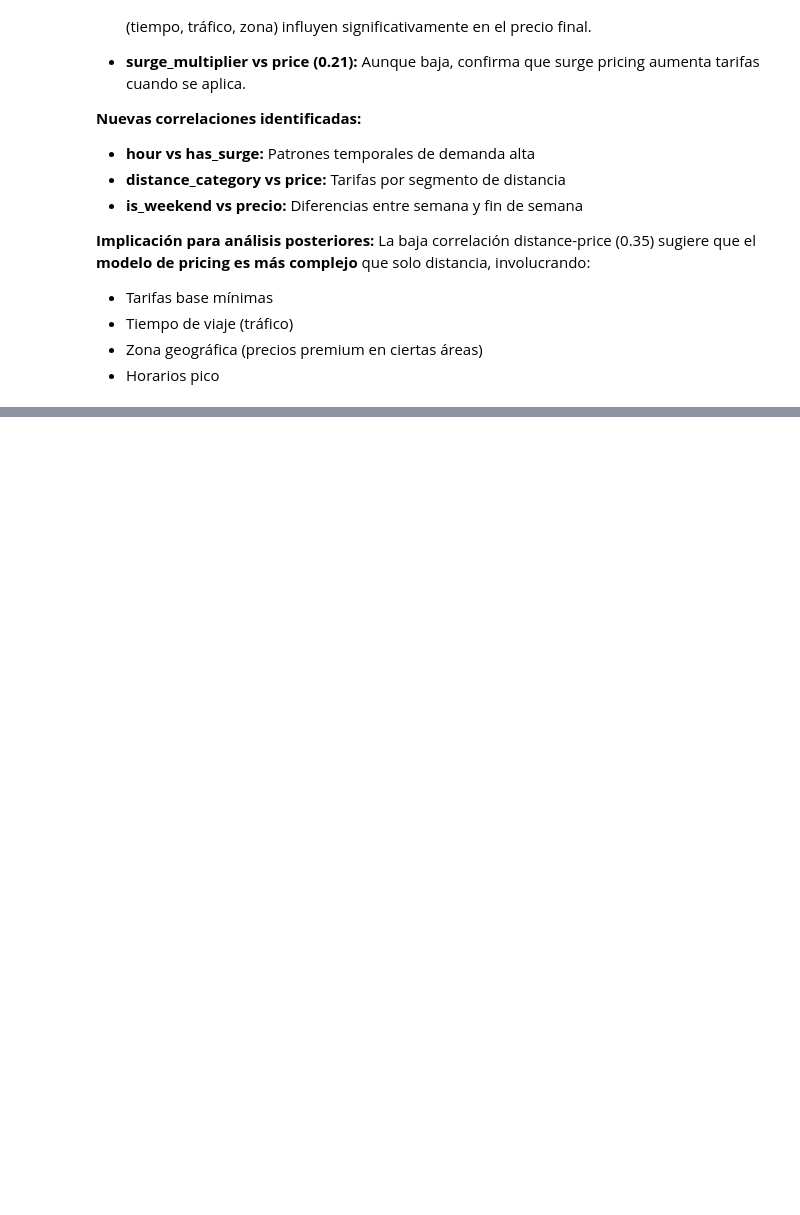
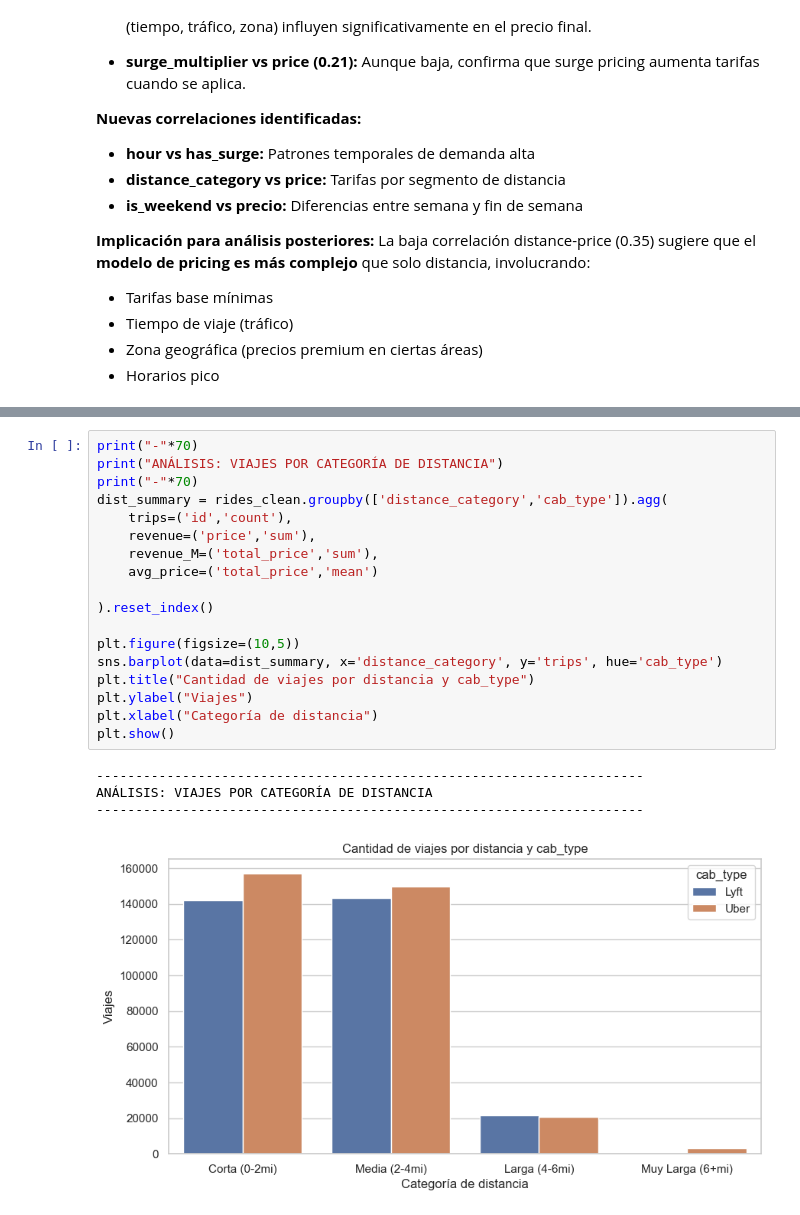
Before and after one commit to paulzamm/ride-fare, a Jupyter notebook: src/main.ipynb, the cells around one changed output, grey strips where cells are left out. Cells and saved outputs as stored; diff of their text form; blank space fills up the shorter version.

```diff
--- a/src/main.ipynb
+++ b/src/main.ipynb
@@ -514,0 +530,23 @@ La baja correlación distance-price (0.35) sugiere que el **modelo de pricing es
+# %%
+print("-"*70)
+print("ANÁLISIS: VIAJES POR CATEGORÍA DE DISTANCIA")
+print("-"*70)
+dist_summary = rides_clean.groupby(['distance_category','cab_type']).agg(
+    trips=('id','count'),
+    revenue=('price','sum'),
+    revenue_M=('total_price','sum'),
+    avg_price=('total_price','mean')
+
+).reset_index()
+
+plt.figure(figsize=(10,5))
+sns.barplot(data=dist_summary, x='distance_category', y='trips', hue='cab_type')
+plt.title("Cantidad de viajes por distancia y cab_type")
+plt.ylabel("Viajes")
+plt.xlabel("Categoría de distancia")
+plt.show()
+# %% [output]
+----------------------------------------------------------------------
+ANÁLISIS: VIAJES POR CATEGORÍA DE DISTANCIA
+----------------------------------------------------------------------
+[figure, added]
```
Also changed, not shown: parts of 16 cells of this notebook, 8 other files.
